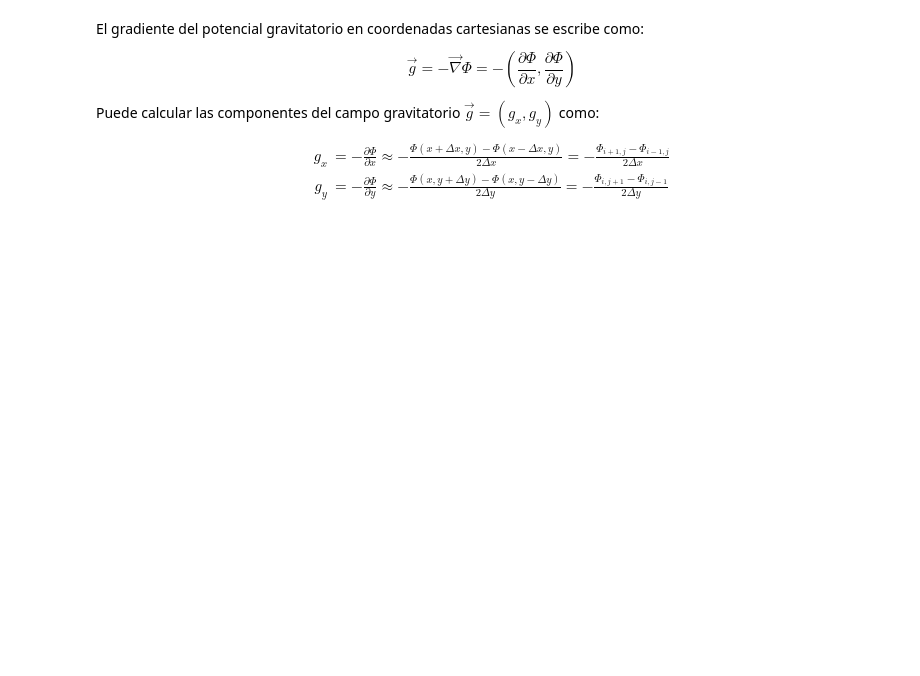
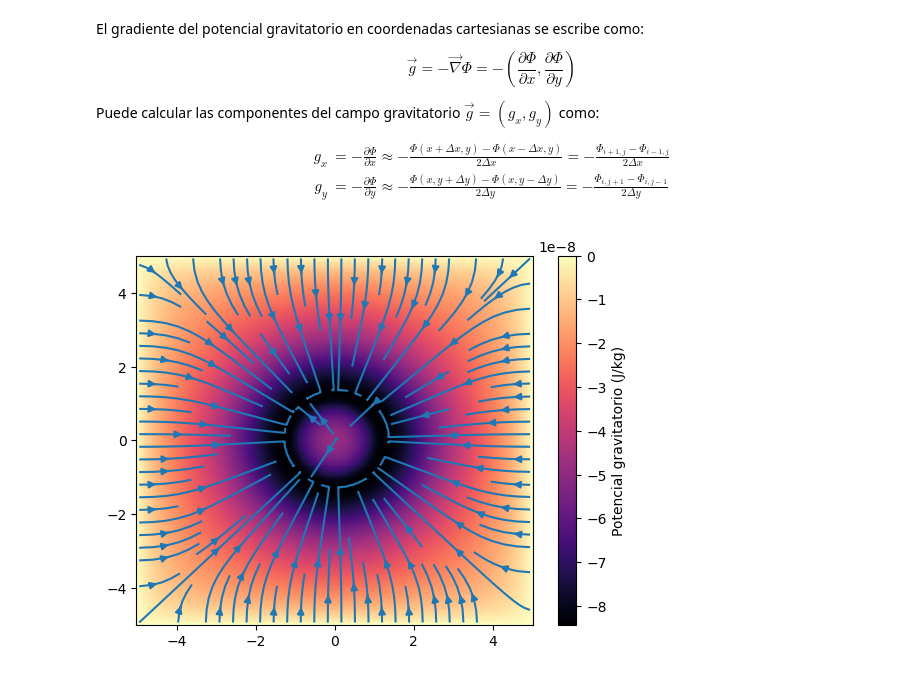
Before and after one commit to arc10132/Proyecto-Fisica-Computacional-4, a Jupyter notebook: Discos_Protoplanetarios.ipynb, the cells around one changed output. Saved outputs shown, nothing was run; the diff lists cells and outputs as text; code cells hidden in the pictures; blank space fills up the shorter version.

```diff
--- a/Discos_Protoplanetarios.ipynb
+++ b/Discos_Protoplanetarios.ipynb
@@ -83,15 +89,17 @@ dU_dy = (U[2:, :] - U[:-2, :]) / (2 * dy)
 # %%
 kpc = 3.086e19  #metros, 1 kpc en metros
 Nx, Ny = 200, 200  #tamaño de la malla
 Lx, Ly = 5.0 * kpc, 5.0 * kpc  #dimensiones físicas del espacio en metros
 dx, dy = Lx / (Nx - 1), Ly / (Ny - 1)  #pasos espaciales en metros
 
 
 gx, gy = campo_gravitacional(Gradient_potential, dx, dy)
 
 
 
-#plt.streamplot(X[1:-1, 1:-1],Y[1:-1,1 :-1],gx.T,gy.T, density=1)
-#plt.pcolormesh(X.T,Y.T,Gradient_potential,cmap="magma")
-#plt.colorbar(label="Potencial gravitatorio (J/kg)")
-#plt.show()
+plt.streamplot(X[1:-1, 1:-1],Y[1:-1,1 :-1],gx.T,gy.T, density=1)
+plt.pcolormesh(X.T,Y.T,Gradient_potential,cmap="magma")
+plt.colorbar(label="Potencial gravitatorio (J/kg)")
+plt.show()
+# %% [output]
+[figure, added]
```
Also changed, not shown: parts of 2 cells of this notebook, 1 other file.
